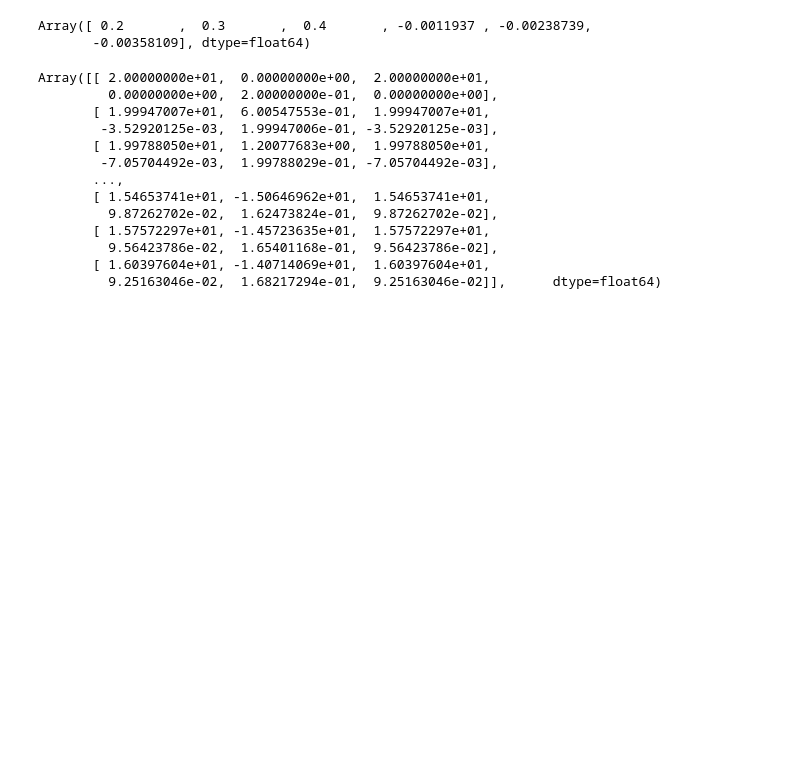
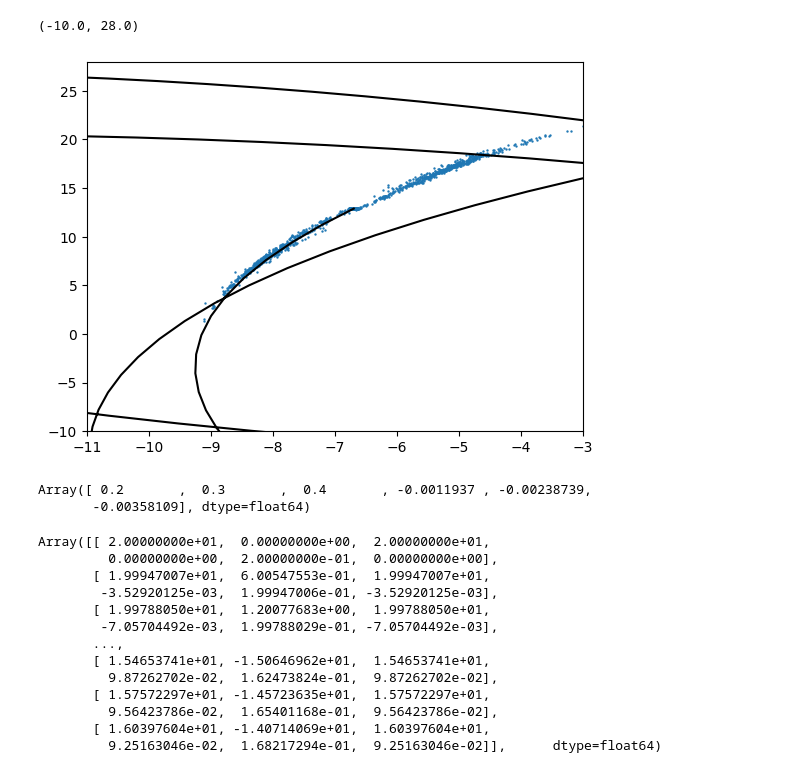
Before and after one commit to jnibauer/streamsculptor, a Jupyter notebook: examples/tests.ipynb, the cells around one changed output. Saved outputs shown, nothing was run; the diff lists cells and outputs as text; code cells hidden in the pictures; blank space fills up the shorter version.

```diff
--- a/examples/tests.ipynb
+++ b/examples/tests.ipynb
@@ -19,3 +61,13 @@ jax.config.update("jax_enable_x64", True)
+# %%
+t_ind = -1
+path = jax.vmap(sol.evaluate)(jnp.linspace(ts.min(),ts.max(),500))
+plt.plot(path[:,0], path[:,2], color='black',zorder=3)
+plt.scatter(out[-1][t_ind,:,0], out[-1][t_ind,:,2], s=.5,zorder=-3)
+plt.xlim(-11,-3)
+plt.ylim(-10,28)
+# %% [output]
+(-10.0, 28.0)
+[figure, added]
 # %%
 pot_NFW = potential.NFWPotential(m=1e12,r_s=20.0,units=usys)
 # %%
```
Also changed, not shown: parts of 6 cells of this notebook, 2 other files.
